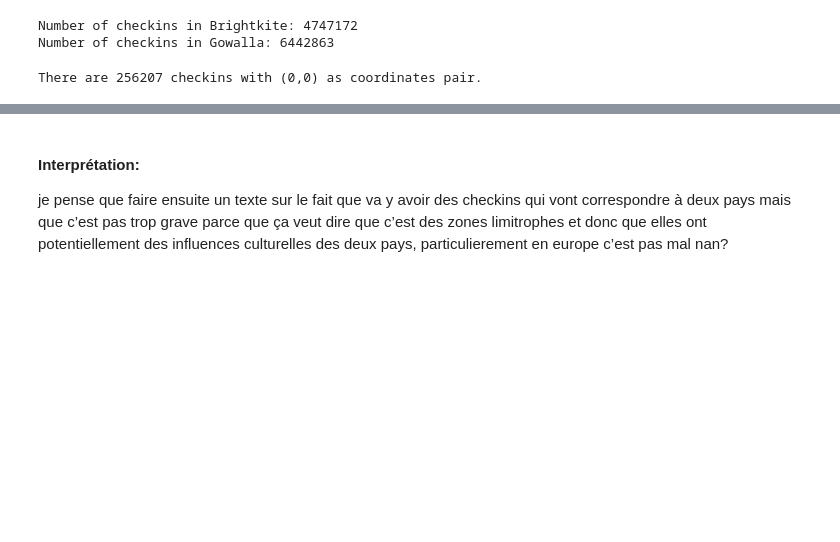
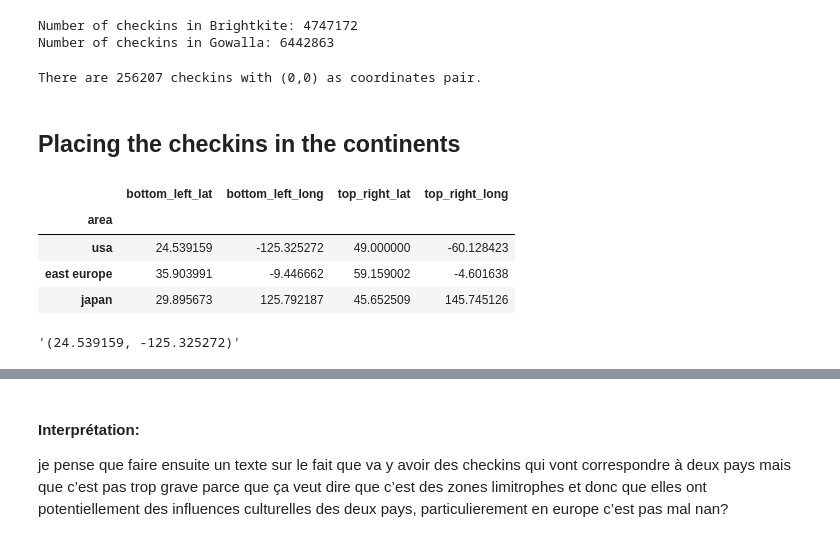
Before and after one commit to epfl-ada/ada-2020-project-milestone-p3-p3_bcd, a Jupyter notebook: Creative extension.ipynb, the cells around one changed output, grey strips where cells are left out. Drawn from its saved outputs; the diff is of its cells as text; code cells hidden in the pictures; blank space fills up the shorter version.

```diff
--- a/Creative extension.ipynb
+++ b/Creative extension.ipynb
@@ -66,6 +70,8 @@ g_non_zero_mask = g_checkins.apply(lambda x : (x['latitude']!=0)&(x['longitude']
 print("There are " + str((b_non_zero_mask == False).sum()) + " checkins with (0,0) as coordinates pair.")
 # %% [output]
 There are 256207 checkins with (0,0) as coordinates pair.
+# %% [markdown]
+## Placing the checkins in the continents
 # %%
 # Filtering out all the checkins made at location (lat,long) = (0,0).
 b_checkins = b_checkins[b_non_zero_mask]
@@ -98,2 +80,16 @@ japan = [japan_bottomn_left, japan_top_right]
+# %%
+countries = pd.read_csv(data_folder + 'countries.csv', sep = ';')
+countries.set_index('area', inplace = True)
+countries.head()
+# %% [output]
+|  | bottom_left_lat | bottom_left_long | top_right_lat | top_right_long |
+| area |  |  |  |  |
+| usa | 24.539159 | -125.325272 | 49.000000 | -60.128423 |
+| east europe | 35.903991 | -9.446662 | 59.159002 | -4.601638 |
+| japan | 29.895673 | 125.792187 | 45.652509 | 145.745126 |
+# %%
+countries['bottom_left'][0]
+# %% [output]
+'(24.539159, -125.325272)'
 # %%
 def is_in_country(row, country):
```
Also changed, not shown: parts of 67 cells of this notebook, 1 other file.
